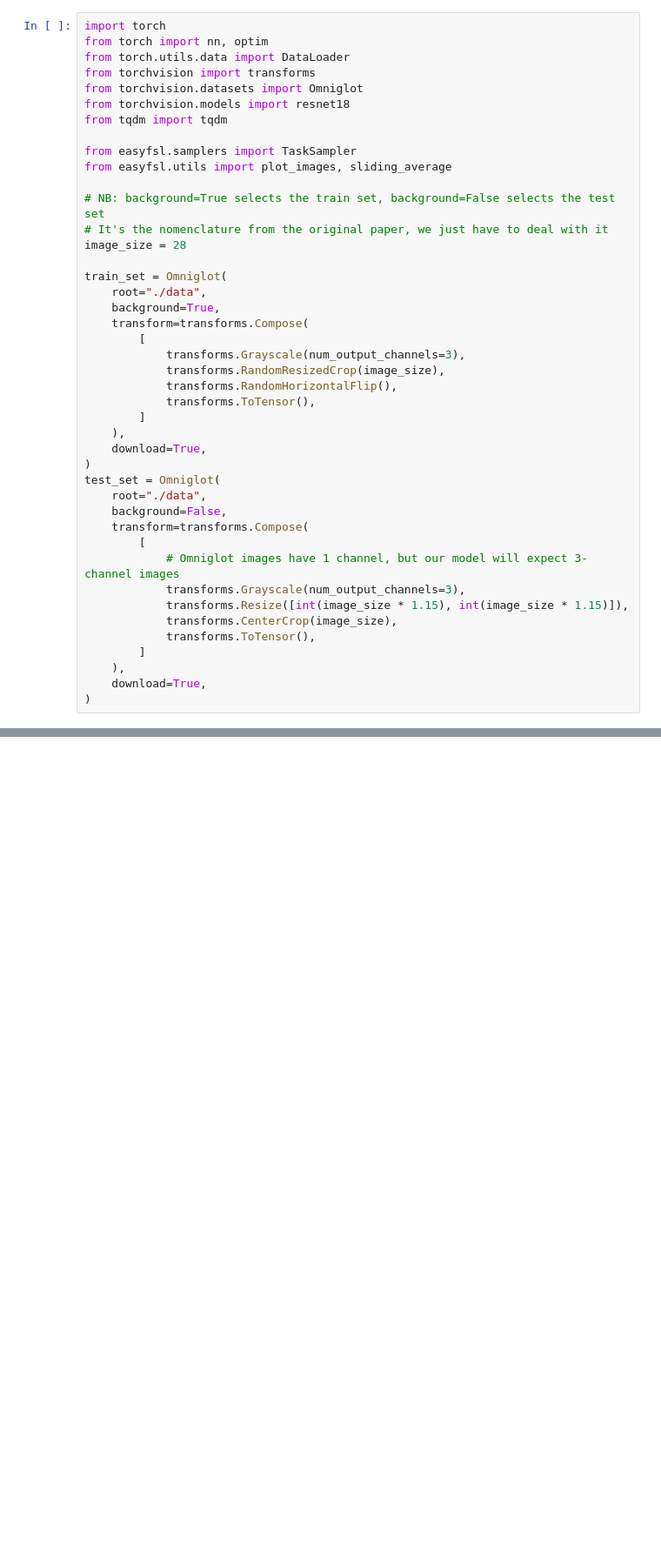
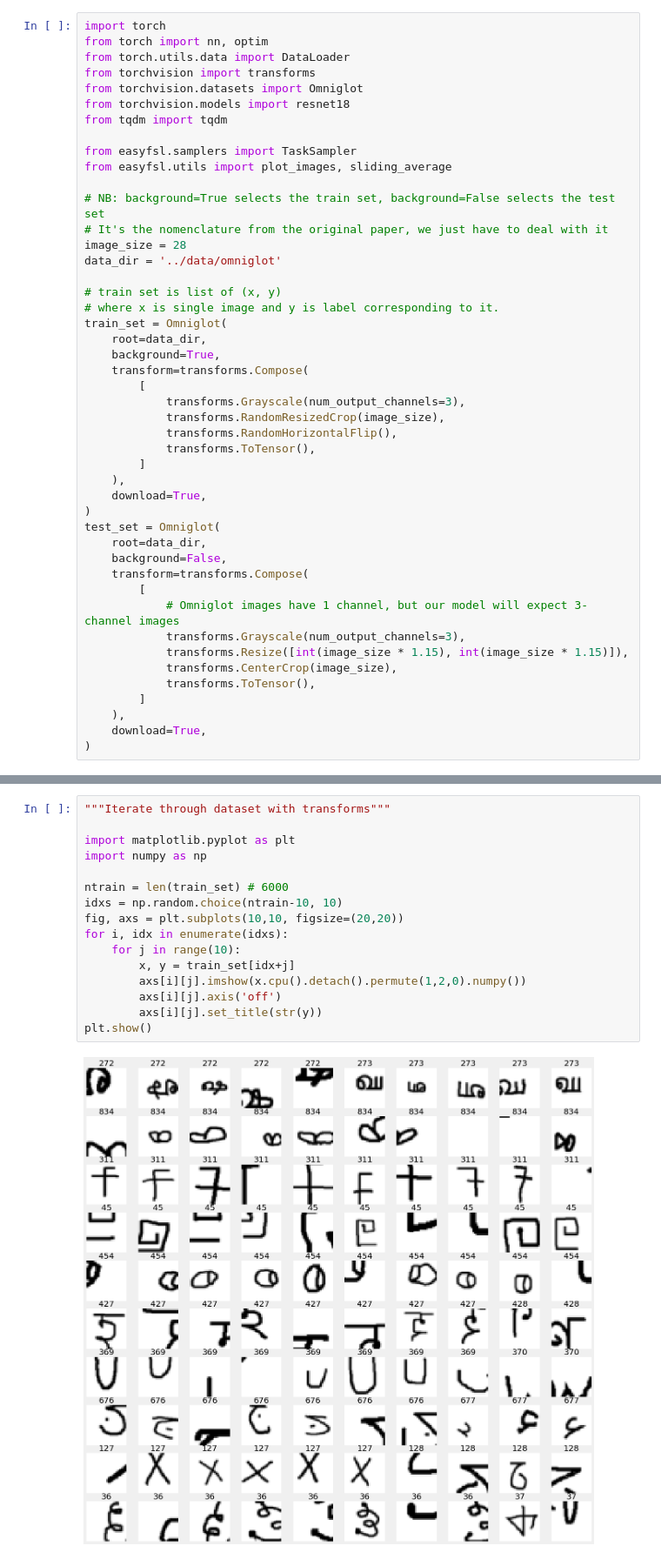
Before and after one commit to INF800/easyfsl_custom_data, a Jupyter notebook: nb/CutomData.ipynb, the cells around one changed output, grey strips where cells are left out. Shown at 87% size. Cells and saved outputs as stored; diff of their text form; blank space fills up the shorter version.

Commit message:
custom data

```diff
--- a/nb/CutomData.ipynb
+++ b/nb/CutomData.ipynb
@@ -13,9 +13,12 @@ from easyfsl.utils import plot_images, sliding_average
 # NB: background=True selects the train set, background=False selects the test set
 # It's the nomenclature from the original paper, we just have to deal with it
 image_size = 28
+data_dir = '../data/omniglot'
 
+# train set is list of (x, y)
+# where x is single image and y is label corresponding to it.
 train_set = Omniglot(
-    root="./data",
+    root=data_dir,
     background=True,
     transform=transforms.Compose(
         [
@@ -28,7 +31,7 @@ train_set = Omniglot(
     download=True,
 )
 test_set = Omniglot(
-    root="./data",
+    root=data_dir,
     background=False,
     transform=transforms.Compose(
         [
@@ -57,0 +52,18 @@ Type "help", "copyright", "credits" or "license" for more information.
+# %%
+"""Iterate through dataset with transforms"""
+
+import matplotlib.pyplot as plt
+import numpy as np
+
+ntrain = len(train_set) # 6000
+idxs = np.random.choice(ntrain-10, 10)
+fig, axs = plt.subplots(10,10, figsize=(20,20))
+for i, idx in enumerate(idxs):
+    for j in range(10):
+        x, y = train_set[idx+j]
+        axs[i][j].imshow(x.cpu().detach().permute(1,2,0).numpy())
+        axs[i][j].axis('off')
+        axs[i][j].set_title(str(y))
+plt.show()
+# %% [output]
+[figure, added]
```
Also changed, not shown: parts of 13 cells of this notebook, 3 other files.
